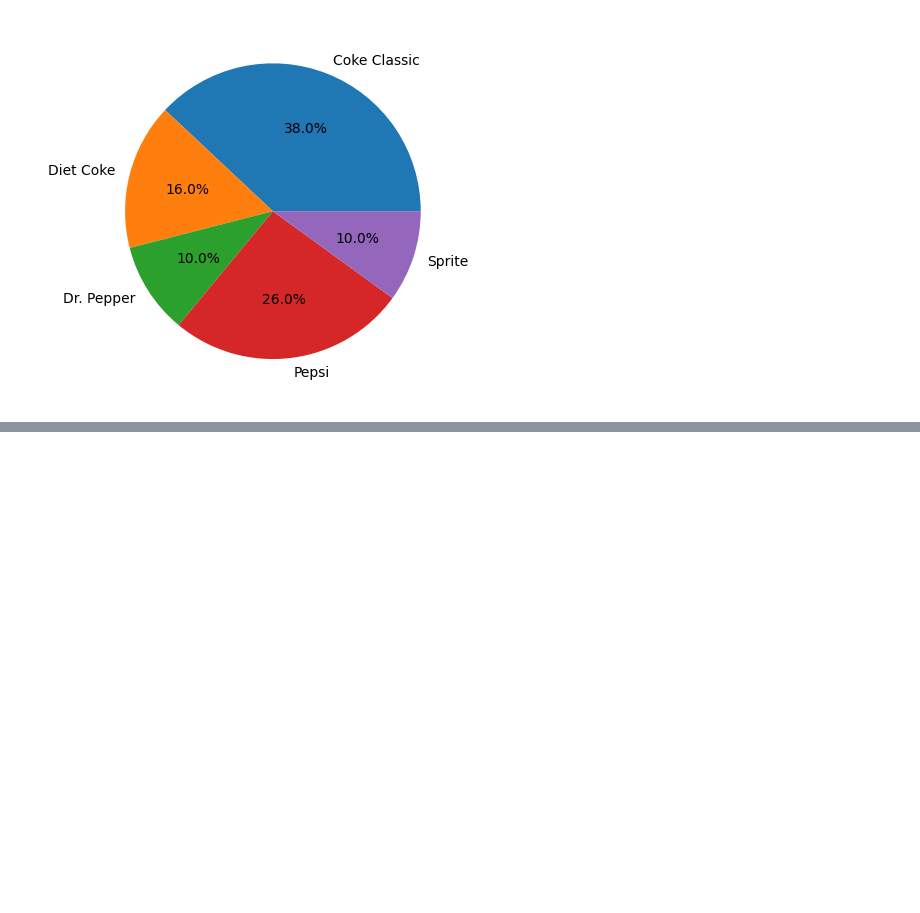
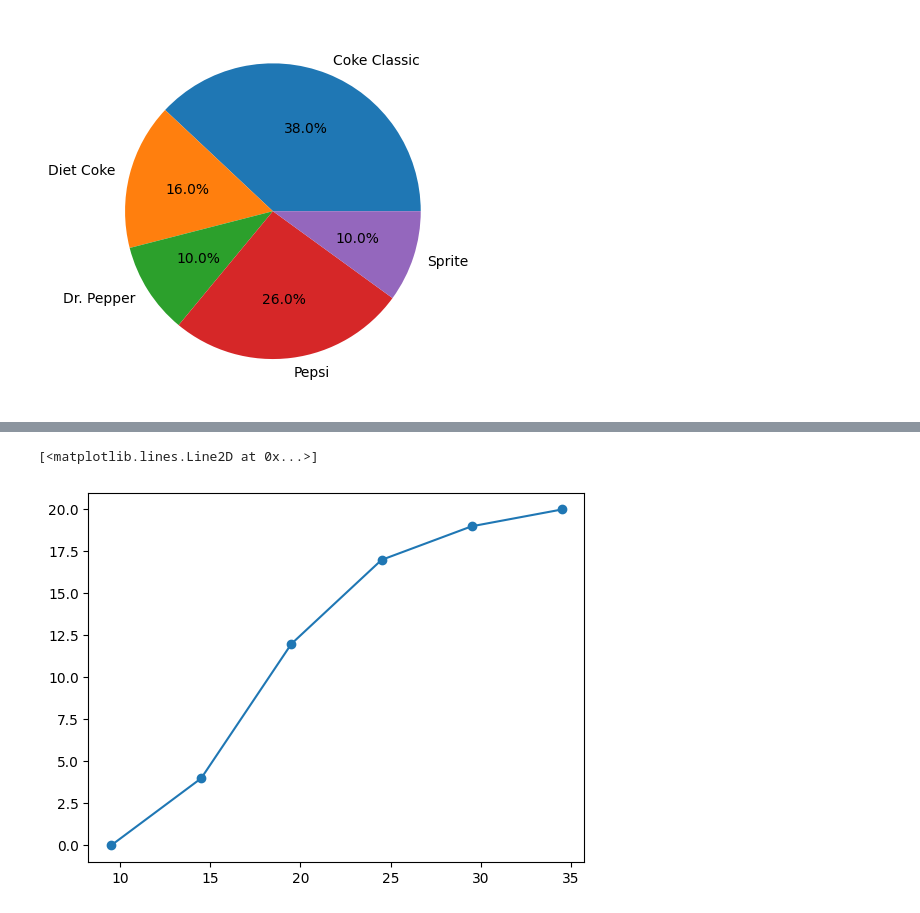
Before and after one commit to Hwijune/hackt, a Jupyter notebook: study/05_Statistical_analysis/01.ipynb, the cells around one changed output, grey strips where cells are left out. Cells and saved outputs as stored; diff of their text form; code cells hidden in the pictures; blank space fills up the shorter version.

```diff
--- a/study/05_Statistical_analysis/01.ipynb
+++ b/study/05_Statistical_analysis/01.ipynb
@@ -91,0 +111,10 @@ plt.show
+# %%
+audit_group = np.where(audit<=14, "10일~14일",
+                np.where(audit<=19, "15일~19일",
+                np.where(audit<=24, "20일~24일",
+                np.where(audit<=29, "25일~29일", "30일~34일"))))
+# %%
+audit_counts = pd.Series(audit_group).value_counts()
+audit_table = pd.DataFrame(audit_counts, columns=['freq'])
+audit_table.sort_index(inplace=True)
+audit_table
@@ -91,0 +128,4 @@ plt.show
+# %%
+audit_table['ratio'] = np.round(audit_table.freq/sum(audit_table.freq), 2)
+audit_table["percentage_ratio"] = np.round(audit_table.freq/sum(audit_table.freq)*100, 2)
+audit_table
@@ -91,0 +148,4 @@ plt.show
+# %%
+audit_table["cum_freq"] = np.cumsum(audit_table.freq)
+audit_table["cum_ratio"] = np.cumsum(audit_table.ratio)
+audit_table
@@ -91,0 +159,8 @@ plt.show
+# %%
+x_value = np.arange(9.5, 39.5, 5)
+y_value = audit_table['cum_freq'].to_list()
+y_value.insert(0,0)
+plt.plot(x_value, y_value, marker='o')
+# %% [output]
+[<matplotlib.lines.Line2D at 0x...>]
+[figure, added]
```
Also changed, not shown: parts of 7 cells of this notebook, 6 other files.
